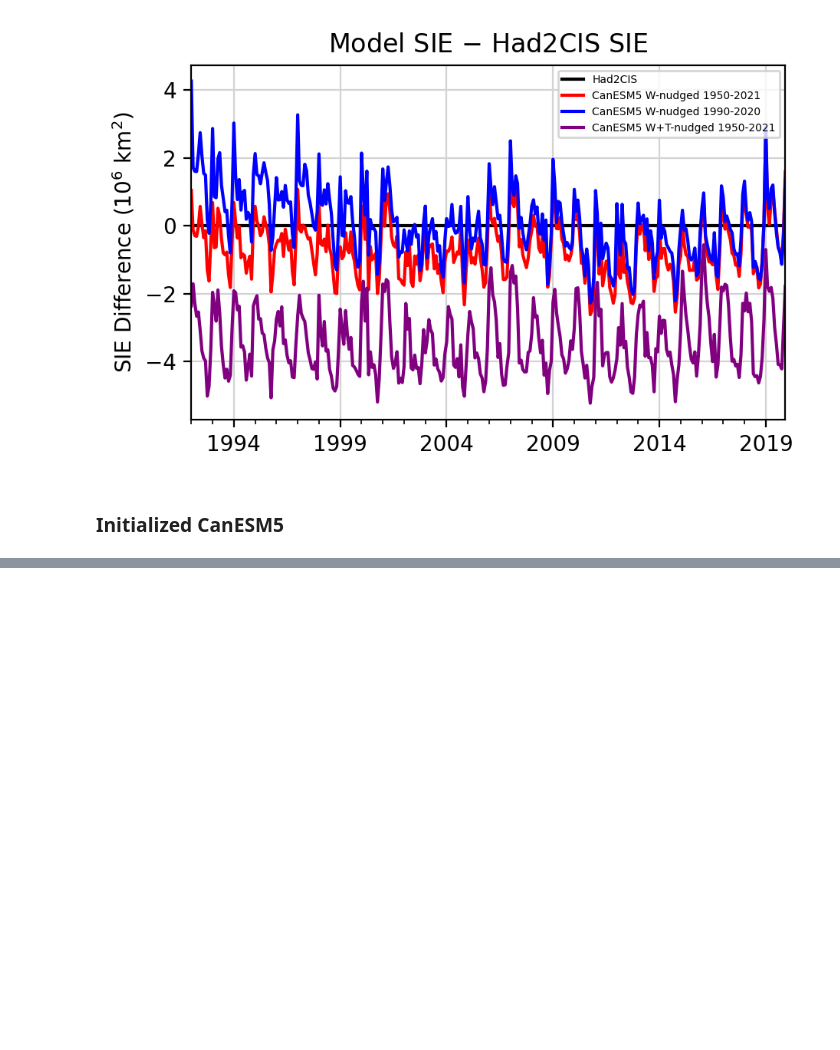
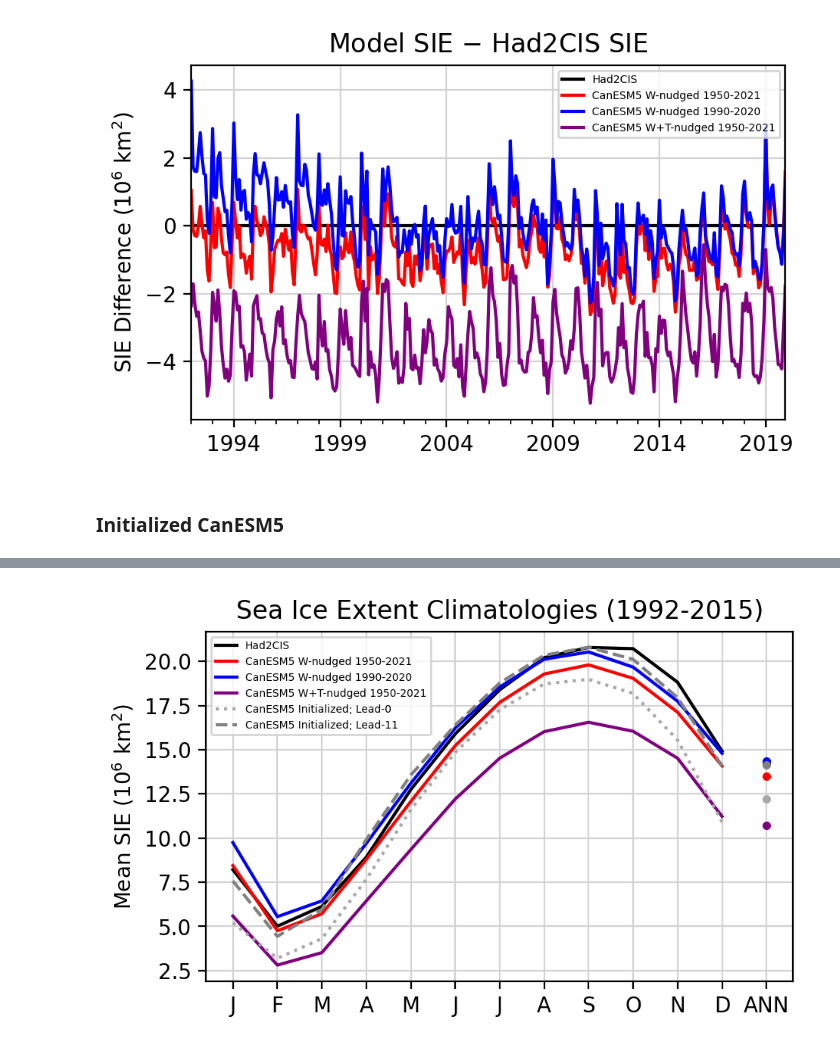
Before and after one commit to bobby-payne/icepack, a Jupyter notebook: Timeseries Plots.ipynb, the cells around one changed output, grey strips where cells are left out. Saved outputs shown, nothing was run; the diff lists cells and outputs as text; code cells hidden in the pictures; blank space fills up the shorter version.

```diff
--- a/Timeseries Plots.ipynb
+++ b/Timeseries Plots.ipynb
@@ -268,0 +300,27 @@ plt.show()
+# %%
+fix,ax=plt.subplots(1,1,figsize=(5,3),dpi=200)
+
+# The data to be plotted. Labels for legend are defined in a previous cell.
+timeseries = [sie_clim_Had2CIS, sie_clim_CanESM5_1950, sie_clim_CanESM5_1990, sie_clim_CanESM5_1950full, sie_clim_CanESM5_init[0], sie_clim_CanESM5_init[-1]]
+xticklabels = ['J','F','M','A','M','J','J','A','S','O','N','D','ANN']
+colors = ['black', 'red', 'blue', 'purple','darkgrey','grey']
+linestyles = ['-','-','-','-',':','--']
+labels = ['Had2CIS','CanESM5 W-nudged 1950-2021','CanESM5 W-nudged 1990-2020','CanESM5 W+T-nudged 1950-2021','CanESM5 Initialized; Lead-0','CanESM5 Initialized; Lead-11']
+
+# Plot the data
+for i,data in enumerate(timeseries):
+    ax.plot(data[1:],color=colors[i],label=labels[i],linestyle=linestyles[i])
+for i,data in enumerate(timeseries):
+    ax.plot(12,data[0],'.',color=colors[i])
+
+# Other details of the plots
+ax.set_xticks(np.arange(13))
+ax.set_xticklabels(xticklabels)
+ax.set_xlabel(None)
+ax.set_ylabel(r"Mean SIE ($10^6\ \mathrm{km}^2$)")
+ax.set_title(f"Sea Ice Extent Climatologies ({daterange_clim[0]}-{daterange_clim[1]})")
+ax.grid(color='lightgrey')
+ax.legend(labels,fontsize=5)
+plt.show()
+# %% [output]
+[figure, added]
```
Also changed, not shown: parts of 4 cells of this notebook.
